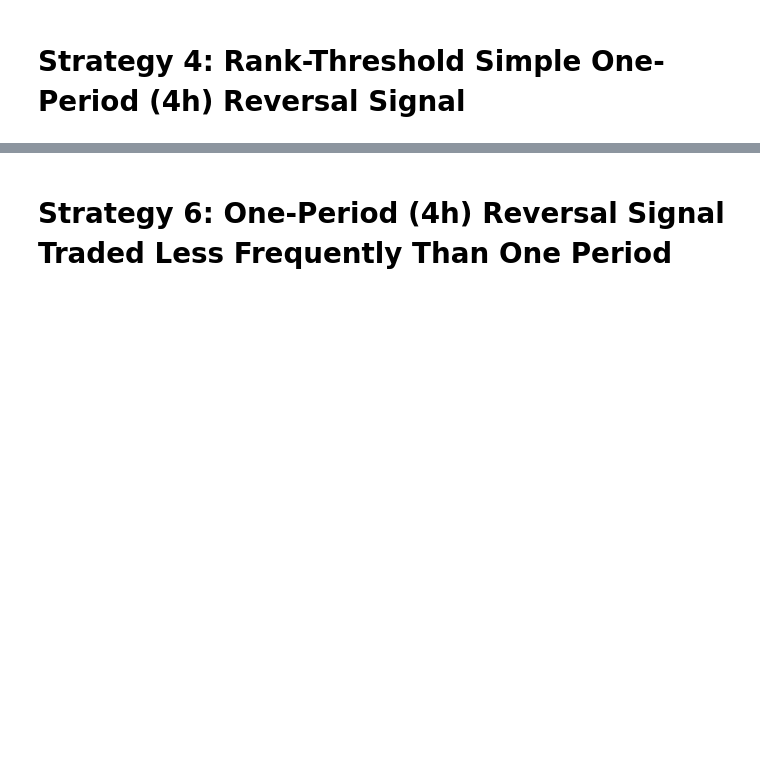
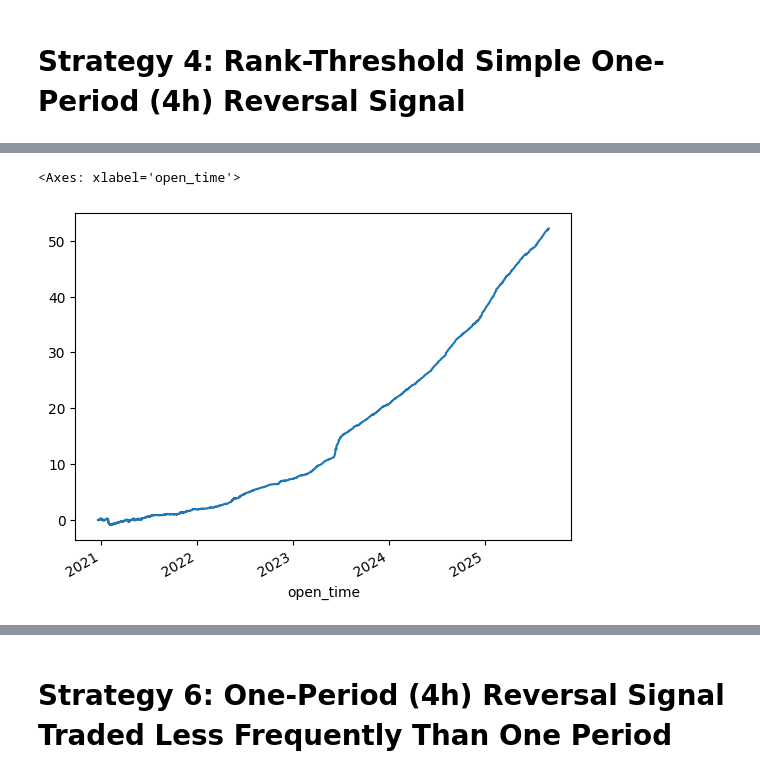
Before and after one commit to wbchristerson/crypto-strategies, a Jupyter notebook: class_project.ipynb, the cells around one changed output, grey strips where cells are left out. Drawn from its saved outputs; the diff is of its cells as text; code cells hidden in the pictures; blank space fills up the shorter version.

```diff
--- a/class_project.ipynb
+++ b/class_project.ipynb
@@ -521,0 +617,6 @@ Intel MKL WARNING: Support of Intel(R) Streaming SIMD Extensions 4.2 (Intel(R) S
+# %%
+rank_thresholded_signal = get_rank_thresholded_signal(raw_signal, 0.1, 0.1)
+# %%
+transformed_signal = get_rank_demeaned_normalized_signal(rank_thresholded_signal)
+gross_returns, net_returns = get_gross_returns_and_net_returns(transformed_signal, px)
+net_returns
@@ -521,0 +637,5 @@ Intel MKL WARNING: Support of Intel(R) Streaming SIMD Extensions 4.2 (Intel(R) S
+# %%
+gross_returns.cumsum().plot()
+# %% [output]
+<Axes: xlabel='open_time'>
+[figure, added]
```
Also changed, not shown: parts of 32 cells of this notebook.
